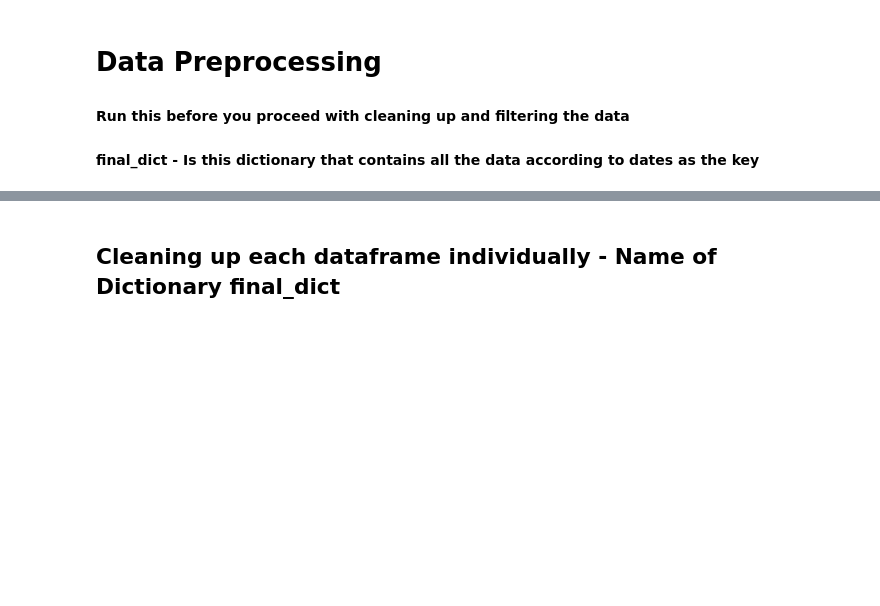
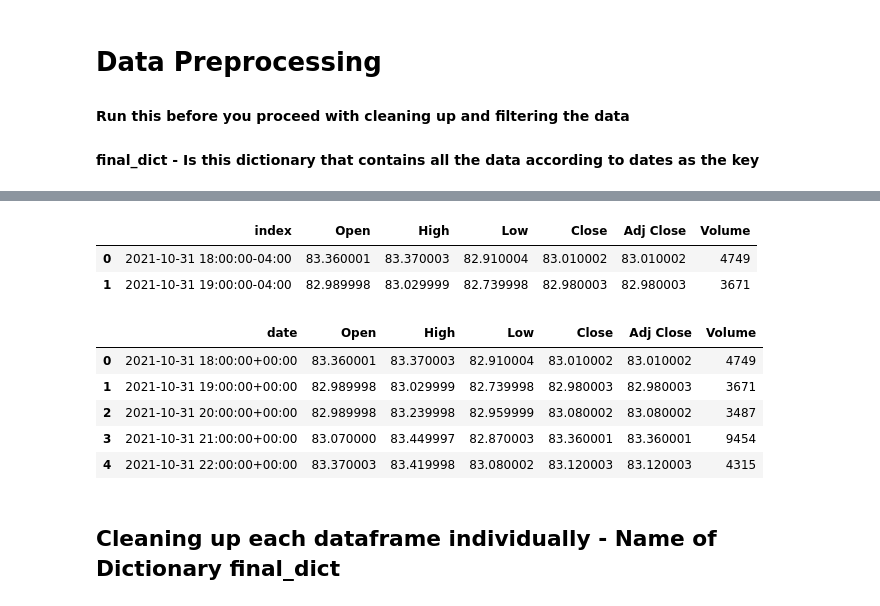
Before and after one commit to bhuwan1998/Sentiment_Analysis, a Jupyter notebook: data_retreival.ipynb, the cells around one changed output, grey strips where cells are left out. Cells and saved outputs as stored; diff of their text form; code cells hidden in the pictures; blank space fills up the shorter version.

```diff
--- a/data_retreival.ipynb
+++ b/data_retreival.ipynb
@@ -151,15 +162,34 @@ df['date'] = df.date.dt.round('H')
 # %%
 crude_oil = pd.read_csv('Full_crude_oil_hourly.csv')
+crude_oil.head(2)
+# %% [output]
+|  | index | Open | High | Low | Close | Adj Close | Volume |
+| 0 | 2021-10-31 18:00:00-04:00 | 83.360001 | 83.370003 | 82.910004 | 83.010002 | 83.010002 | 4749 |
+| 1 | 2021-10-31 19:00:00-04:00 | 82.989998 | 83.029999 | 82.739998 | 82.980003 | 82.980003 | 3671 |
 # %%
 crude_oil = crude_oil.rename(columns = {'index': 'date'})
 # %%
 def change(x):
-    return x.strftime("%y-%m-%d %H:%M:%S")
+    return x.strftime("%Y-%m-%d %H:%M:%S")
+
+date = crude_oil.date[1]
+date_ = pd.to_datetime(date)
+
+# date_.strftime("%Y-%m-%d %H:%M:%S")
 # %%
 crude_oil.date = pd.to_datetime(crude_oil.date)
 crude_oil.date = crude_oil.date.apply(lambda x : change(x))
 # %%
 crude_oil.date = pd.to_datetime(crude_oil.date, utc=True)
+# %%
+crude_oil.head()
+# %% [output]
+|  | date | Open | High | Low | Close | Adj Close | Volume |
+| 0 | 2021-10-31 18:00:00+00:00 | 83.360001 | 83.370003 | 82.910004 | 83.010002 | 83.010002 | 4749 |
+| 1 | 2021-10-31 19:00:00+00:00 | 82.989998 | 83.029999 | 82.739998 | 82.980003 | 82.980003 | 3671 |
+| 2 | 2021-10-31 20:00:00+00:00 | 82.989998 | 83.239998 | 82.959999 | 83.080002 | 83.080002 | 3487 |
+| 3 | 2021-10-31 21:00:00+00:00 | 83.070000 | 83.449997 | 82.870003 | 83.360001 | 83.360001 | 9454 |
+| 4 | 2021-10-31 22:00:00+00:00 | 83.370003 | 83.419998 | 83.080002 | 83.120003 | 83.120003 | 4315 |
 # %%
 final_df = pd.merge(crude_oil, df, on='date')
 # %%
```
Also changed, not shown: parts of 2 cells of this notebook, 7 other files.
